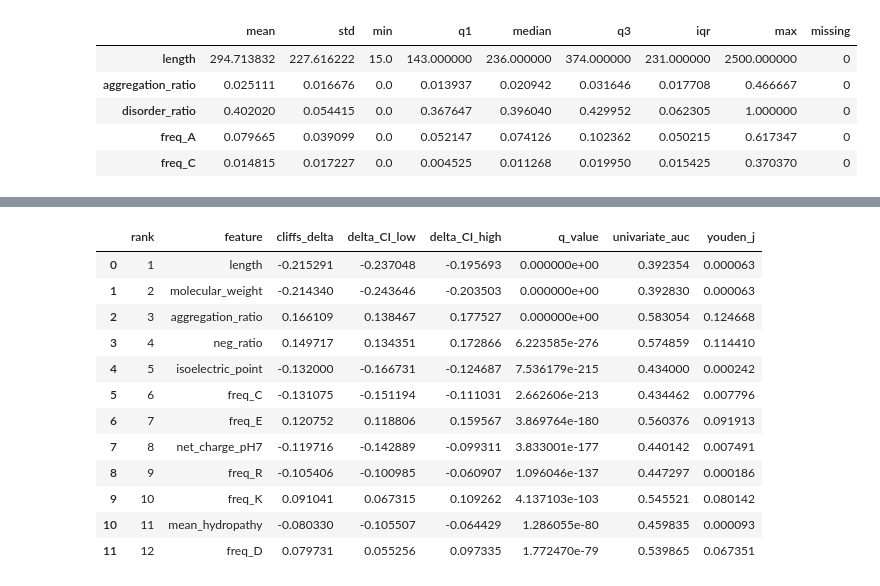
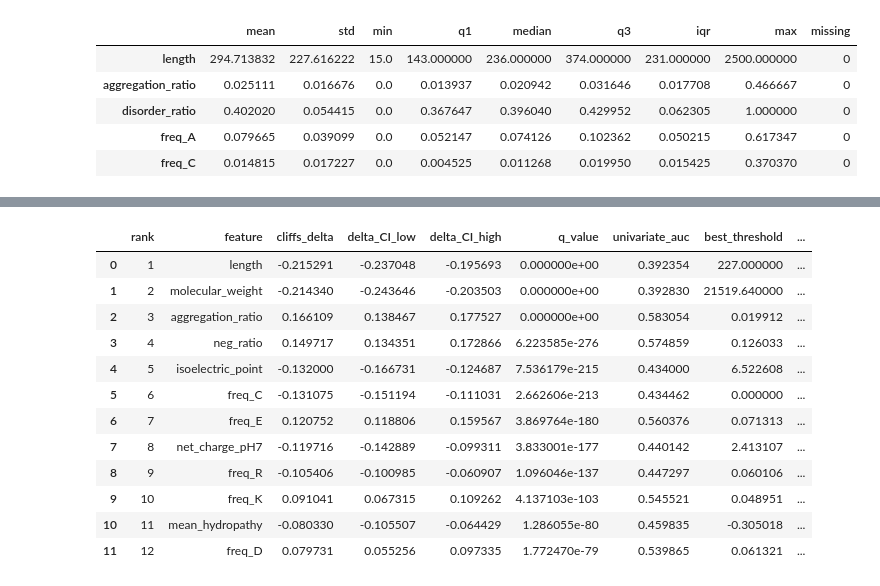
Before and after one commit to huyhoang6723/protein-solubility-effectsize, a Jupyter notebook: code.ipynb, the cells around one changed output, grey strips where cells are left out. Cells and saved outputs as stored; diff of their text form; code cells hidden in the pictures.

```diff
--- a/code.ipynb
+++ b/code.ipynb
@@ -290,10 +282,6 @@ Saved: summary_by_class.csv
 | freq_A | 0.079665 | 0.039099 | 0.0 | 0.052147 | 0.074126 | 0.102362 | 0.050215 | 0.617347 | 0 |
 | freq_C | 0.014815 | 0.017227 | 0.0 | 0.004525 | 0.011268 | 0.019950 | 0.015425 | 0.370370 | 0 |
 # %%
-# ============================================================
-# BLOCK 3A — TÍNH STATS
-# ============================================================
-
 import numpy as np
 import pandas as pd
 
@@ -302,7 +290,6 @@ from sklearn.metrics import roc_auc_score, roc_curve, balanced_accuracy_score
 
 FEATURE_COLS = [c for c in df_feat.columns if c not in {"split", "header", "label"}]
 
-# ----- speed / CI controls -----
 RNG_SEED      = 42
 SUBSAMPLE_MAX = 6000
 BOOT_HL_B     = 400
@@ -324,11 +311,8 @@ def bh_fdr(pvals: np.ndarray) -> np.ndarray:
     out[order] = q
     return out
 
-
 def cliffs_delta_from_u(u: float, n1: int, n2: int) -> float:
-    # delta = 2U/(n1*n2) - 1  (n1=pos size, n2=neg size)
     return float(2.0 * u / (n1 * n2) - 1.0)
-
 
 def effect_size_band(delta: float) -> str:
     ad = abs(delta)
@@ -340,21 +324,17 @@ def effect_size_band(delta: float) -> str:
         return "medium"
     return "large"
 
-
-def subsample_pair(pos: np.ndarray, neg: np.ndarray, max_n: int) -> tuple[np.ndarray, np.ndarray]:
+def subsample_pair(pos: np.ndarray, neg: np.ndarray, max_n: int):
     if pos.size > max_n:
         pos = rng.choice(pos, size=max_n, replace=False)
     if neg.size > max_n:
         neg = rng.choice(neg, size=max_n, replace=False)
     return pos, neg
 
-
 def hl_fast(pos: np.ndarray, neg: np.ndarray) -> float:
-    # fast HL proxy used in your code: median(pos) - median(neg)
     return float(np.median(pos) - np.median(neg))
 
-
-def bootstrap_ci_2sample(func, pos: np.ndarray, neg: np.ndarray, B: int) -> tuple[float, float]:
+def bootstrap_ci_2sample(func, pos: np.ndarray, neg: np.ndarray, B: int):
     n1, n2 = pos.size, neg.size
     stats = np.empty(B, dtype=float)
     for b in range(B):
@@ -363,13 +343,17 @@ def bootstrap_ci_2sample(func, pos: np.ndarray, neg: np.ndarray, B: int) -> tupl
         stats[b] = func(p, n)
     return float(np.percentile(stats, 2.5)), float(np.percentile(stats, 97.5))
 
-
-def roc_best_threshold_youden(scores: np.ndarray, y: np.ndarray) -> tuple[float, float]:
+def roc_best_threshold_youden_direction_corrected(x: np.ndarray, y: np.ndarray):
+    auc_x = float(roc_auc_score(y, x))
+    flipped = auc_x < 0.5
+    scores = -x if flipped else x
     fpr, tpr, thr = roc_curve(y, scores)
     j = tpr - fpr
     ix = int(np.argmax(j))
-    return float(thr[ix]), float(j[ix])
-
+    thr_scores = float(thr[ix])
+    j_best = float(j[ix])
+    thr_x = -thr_scores if flipped else thr_scores
+    return thr_x, j_best, flipped, auc_x
 
 y = df_feat["label"].astype(int).to_numpy()
 if not set(np.unique(y)).issubset({0, 1}):
@@ -383,29 +367,27 @@ pvals = []
 for fn in FEATURE_COLS:
     x = df_feat[fn].astype(float).to_numpy()
 
-    pos = x[y == 1]  # soluble
-    neg = x[y == 0]  # insoluble
+    pos = x[y == 1]
+    neg = x[y == 0]
 
-    # MWU
     u, p = mannwhitneyu(pos, neg, alternative="two-sided", method="asymptotic")
     p = float(p)
     pvals.append(p)
 
-    # Cliff's delta
     delta = cliffs_delta_from_u(float(u), int(pos.size), int(neg.size))
 
-    # summaries
     mean_pos, mean_neg = float(np.mean(pos)), float(np.mean(neg))
     med_pos, med_neg = float(np.median(pos)), float(np.median(neg))
 
-    # AUC
-    auc = float(roc_auc_score(y, x))
+    thr, jval, flipped, auc = roc_best_threshold_youden_direction_corrected(x, y)
 
-    # Youden J + threshold + balanced acc at that threshold
-    thr, jval = roc_best_threshold_youden(x, y)
-    bal_acc = float(balanced_accuracy_score(y, (x >= thr).astype(int)))
+    if not flipped:
+        y_hat = (x >= thr).astype(int)
+    else:
+        y_hat = (x <= thr).astype(int)
 
-    # CIs via subsample bootstrap (fast)
+    bal_acc = float(balanced_accuracy_score(y, y_hat))
+
     pos_s, neg_s = subsample_pair(pos, neg, SUBSAMPLE_MAX)
 
     hl = hl_fast(pos_s, neg_s)
@@ -443,13 +425,13 @@ for fn in FEATURE_COLS:
 
         "p_value": p,
         "univariate_auc": auc,
-
         "best_threshold": thr,
         "youden_j": jval,
         "balanced_accuracy": bal_acc,
+        "threshold_rule": "x>=T" if not flipped else "x<=T",
+        "auc_flipped_for_threshold": bool(flipped),
     })
 
-# FDR q-values + ranking
 qvals = bh_fdr(np.array(pvals, dtype=float))
 for r, q in zip(rows, qvals):
     r["q_value"] = float(q)
@@ -458,10 +440,11 @@ stats_df = pd.DataFrame(rows)
 stats_df = stats_df.sort_values(["q_value", "abs_delta"], ascending=[True, False]).reset_index(drop=True)
 stats_df.insert(0, "rank", np.arange(1, len(stats_df) + 1))
 
-# save
 stats_df.to_csv(OUT_STATS_CSV, index=False)
 print("Saved:", OUT_STATS_CSV, "| rows:", len(stats_df))
 
-# quick view
-stats_df.head(12)[["rank","feature","cliffs_delta","delta_CI_low","delta_CI_high","q_value","univariate_auc","youden_j"]]
+stats_df.head(12)[[
+    "rank","feature","cliffs_delta","delta_CI_low","delta_CI_high",
+    "q_value","univariate_auc","best_threshold","youden_j"
+]]
 # %% [output]
@@ -469,14 +452,14 @@ Saved: stats_features_rebuilt.csv | rows: 36
-|  | rank | feature | cliffs_delta | delta_CI_low | delta_CI_high | q_value | univariate_auc | youden_j |
-| 0 | 1 | length | -0.215291 | -0.237048 | -0.195693 | 0.000000e+00 | 0.392354 | 0.000063 |
-| 1 | 2 | molecular_weight | -0.214340 | -0.243646 | -0.203503 | 0.000000e+00 | 0.392830 | 0.000063 |
-| 2 | 3 | aggregation_ratio | 0.166109 | 0.138467 | 0.177527 | 0.000000e+00 | 0.583054 | 0.124668 |
-| 3 | 4 | neg_ratio | 0.149717 | 0.134351 | 0.172866 | 6.223585e-276 | 0.574859 | 0.114410 |
-| 4 | 5 | isoelectric_point | -0.132000 | -0.166731 | -0.124687 | 7.536179e-215 | 0.434000 | 0.000242 |
-| 5 | 6 | freq_C | -0.131075 | -0.151194 | -0.111031 | 2.662606e-213 | 0.434462 | 0.007796 |
-| 6 | 7 | freq_E | 0.120752 | 0.118806 | 0.159567 | 3.869764e-180 | 0.560376 | 0.091913 |
-| 7 | 8 | net_charge_pH7 | -0.119716 | -0.142889 | -0.099311 | 3.833001e-177 | 0.440142 | 0.007491 |
-| 8 | 9 | freq_R | -0.105406 | -0.100985 | -0.060907 | 1.096046e-137 | 0.447297 | 0.000186 |
-| 9 | 10 | freq_K | 0.091041 | 0.067315 | 0.109262 | 4.137103e-103 | 0.545521 | 0.080142 |
-| 10 | 11 | mean_hydropathy | -0.080330 | -0.105507 | -0.064429 | 1.286055e-80 | 0.459835 | 0.000093 |
-| 11 | 12 | freq_D | 0.079731 | 0.055256 | 0.097335 | 1.772470e-79 | 0.539865 | 0.067351 |
+|  | rank | feature | cliffs_delta | delta_CI_low | delta_CI_high | q_value | univariate_auc | best_threshold | ... |
+| 0 | 1 | length | -0.215291 | -0.237048 | -0.195693 | 0.000000e+00 | 0.392354 | 227.000000 | ... |
+| 1 | 2 | molecular_weight | -0.214340 | -0.243646 | -0.203503 | 0.000000e+00 | 0.392830 | 21519.640000 | ... |
+| 2 | 3 | aggregation_ratio | 0.166109 | 0.138467 | 0.177527 | 0.000000e+00 | 0.583054 | 0.019912 | ... |
+| 3 | 4 | neg_ratio | 0.149717 | 0.134351 | 0.172866 | 6.223585e-276 | 0.574859 | 0.126033 | ... |
+| 4 | 5 | isoelectric_point | -0.132000 | -0.166731 | -0.124687 | 7.536179e-215 | 0.434000 | 6.522608 | ... |
+| 5 | 6 | freq_C | -0.131075 | -0.151194 | -0.111031 | 2.662606e-213 | 0.434462 | 0.000000 | ... |
+| 6 | 7 | freq_E | 0.120752 | 0.118806 | 0.159567 | 3.869764e-180 | 0.560376 | 0.071313 | ... |
+| 7 | 8 | net_charge_pH7 | -0.119716 | -0.142889 | -0.099311 | 3.833001e-177 | 0.440142 | 2.413107 | ... |
+| 8 | 9 | freq_R | -0.105406 | -0.100985 | -0.060907 | 1.096046e-137 | 0.447297 | 0.060106 | ... |
+| 9 | 10 | freq_K | 0.091041 | 0.067315 | 0.109262 | 4.137103e-103 | 0.545521 | 0.048951 | ... |
+| 10 | 11 | mean_hydropathy | -0.080330 | -0.105507 | -0.064429 | 1.286055e-80 | 0.459835 | -0.305018 | ... |
+| 11 | 12 | freq_D | 0.079731 | 0.055256 | 0.097335 | 1.772470e-79 | 0.539865 | 0.061321 | ... |
 # %%
```
Also changed, not shown: parts of 8 cells of this notebook, 1 other file.
